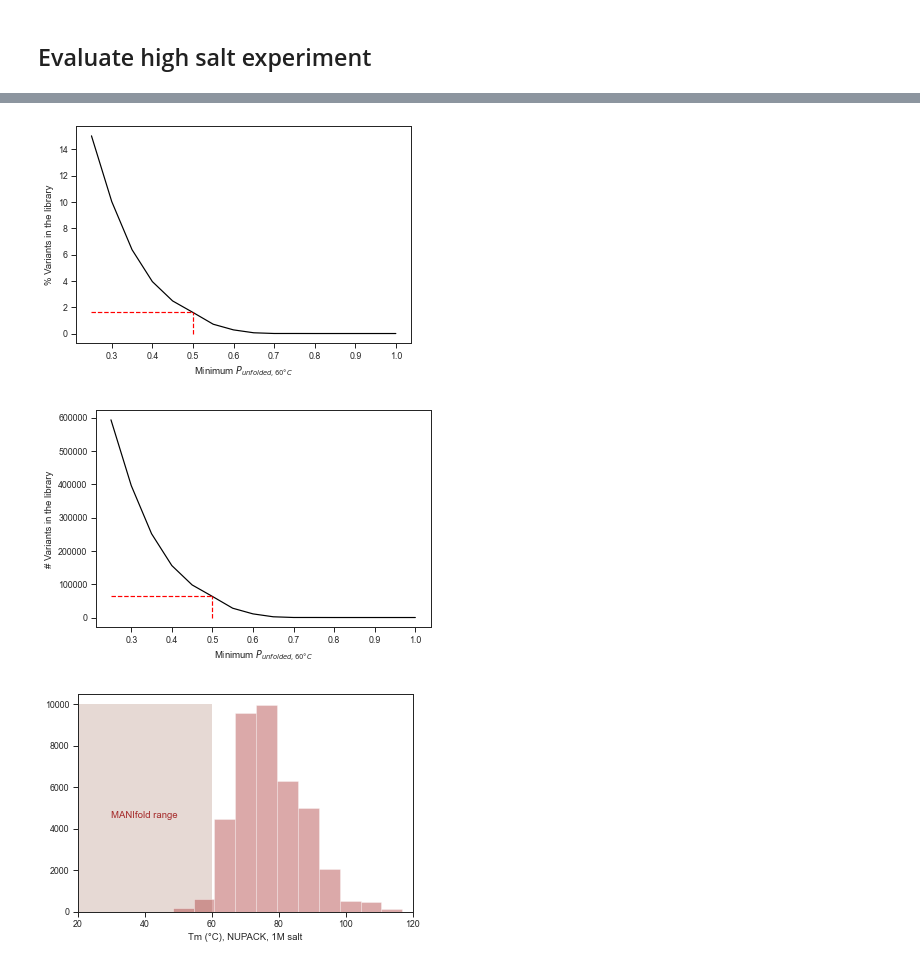
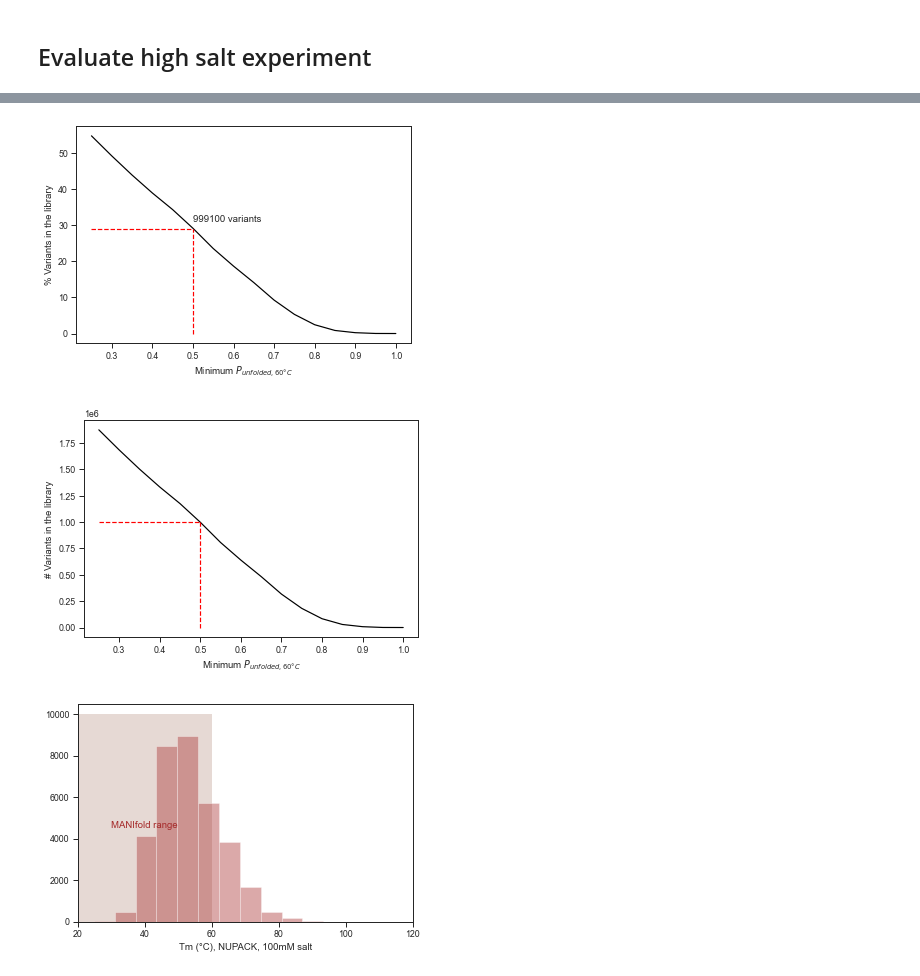
Before and after one commit to keyuxi/nnn_analysis, a Jupyter notebook: 220216_NN_fits_UV_candidate.ipynb, the cells around one changed output, grey strips where cells are left out. Saved outputs shown, nothing was run; the diff lists cells and outputs as text; code cells hidden in the pictures.

Commit message:
add scripts, update annotation

```diff
--- a/220216_NN_fits_UV_candidate.ipynb
+++ b/220216_NN_fits_UV_candidate.ipynb
@@ -324,5 +324,7 @@ plt.plot(s)
 [figure]
 # %% [markdown]
 ## Evaluate high salt experiment
+# %%
+annotation = pd.read_csv('./data/annotation/NNNlib2b_annotation_struct.tsv', sep='\t')
 # %%
-annotation = add_p_unfolded_NUPACK(annotation, T_celcius=60)
+annotation = add_p_unfolded_NUPACK(annotation, T_celcius=60, sodium=0.1)
@@ -340,4 +358,10 @@ save_fig('./fig/max_curve_1M_salt_pred/p_unfolded_60C_ecdf.pdf')
 # %%
 p_unfolded_thresholds = np.arange(0.25, 1.05, 0.05)
-perc_variant_usable = {thresh: 100 * (df.p_unfolded_60C > thresh).sum() / len(df) for thresh in p_unfolded_thresholds}
-n_variant_usable = {thresh: 100 * (df.p_unfolded_60C > thresh).sum() for thresh in p_unfolded_thresholds}
+
+def get_num_variant_usable(df, p_unfolded_thresholds):
+    perc_variant_usable = {thresh: 100 * (df.p_unfolded_60C > thresh).sum() / len(df) for thresh in p_unfolded_thresholds}
+    n_variant_usable = {thresh: 100 * (df.p_unfolded_60C > thresh).sum() for thresh in p_unfolded_thresholds}
+
+    return perc_variant_usable, n_variant_usable
+
+perc_variant_usable, n_variant_usable = get_num_variant_usable(annotation, p_unfolded_thresholds)
@@ -344,21 +387,22 @@ n_variant_usable = {thresh: 100 * (df.p_unfolded_60C > thresh).sum() for thresh
 # %%
 plt.plot(perc_variant_usable.keys(), perc_variant_usable.values(), 'k')
-plt.plot(p_unfolded_thresholds[[0,5]], [1.6]*2, 'r--')
-plt.plot([0.5]*2, [0,1.6], 'r--')
+plt.plot(p_unfolded_thresholds[[0,5]], [29]*2, 'r--')
+plt.plot([0.5]*2, [0,29], 'r--')
+plt.text(0.5, 31, '999100 variants')
 plt.xlabel('Minimum $P_{unfolded, 60°C}$')
 plt.ylabel('% Variants in the library')
-save_fig('./fig/max_curve_1M_salt_pred/percent_usable_variants.pdf')
+save_fig('./fig/max_curve_100mM_salt_pred/percent_usable_variants.pdf')
 # %% [output]
-[figure, old version]
+[figure, new version]
 # %%
 plt.plot(n_variant_usable.keys(), n_variant_usable.values(), 'k')
-plt.plot(p_unfolded_thresholds[[0,5]], [63300]*2, 'r--')
-plt.plot([0.5]*2, [0,63300], 'r--')
+plt.plot(p_unfolded_thresholds[[0,5]], [999100]*2, 'r--')
+plt.plot([0.5]*2, [0,999100], 'r--')
 plt.xlabel('Minimum $P_{unfolded, 60°C}$')
 plt.ylabel('# Variants in the library')
-save_fig('./fig/max_curve_1M_salt_pred/n_usable_variants.pdf')
+save_fig('./fig/max_curve_100mM_salt_pred/n_usable_variants.pdf')
 # %% [output]
-[figure, old version]
+[figure, new version]
 # %%
 from matplotlib.patches import Rectangle
 fig, ax = plt.subplots()
@@ -366,10 +410,10 @@ ax.add_patch( Rectangle((20, 0),
                         40, 10000,
                         fc =(.9,.85,.83),
                         ec ='none'))
-sns.distplot(df.Tm_NUPACK, kde=False, color='brown')
+sns.distplot(get_NaCl_adjusted_Tm(annotation.Tm_NUPACK, annotation.dH_NUPACK, 0.1), kde=False, color='brown')
 plt.xlim([20,120])
-plt.xlabel('Tm (°C), NUPACK, 1M salt')
+plt.xlabel('Tm (°C), NUPACK, 100mM salt')
 plt.text(30, 4500, 'MANIfold range', color='brown')
-save_fig('./fig/max_curve_1M_salt_pred/Tm_temperature_range.pdf')
+save_fig('./fig/max_curve_100mM_salt_pred/Tm_temperature_range.pdf')
 # %% [output]
-[figure, old version]
+[figure, new version]
```
Also changed, not shown: parts of 6 cells of this notebook, 16 other files.
